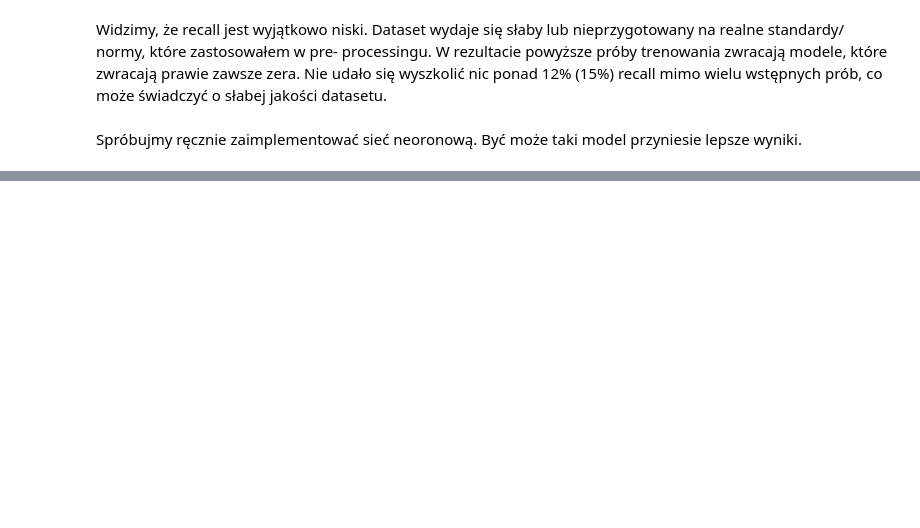
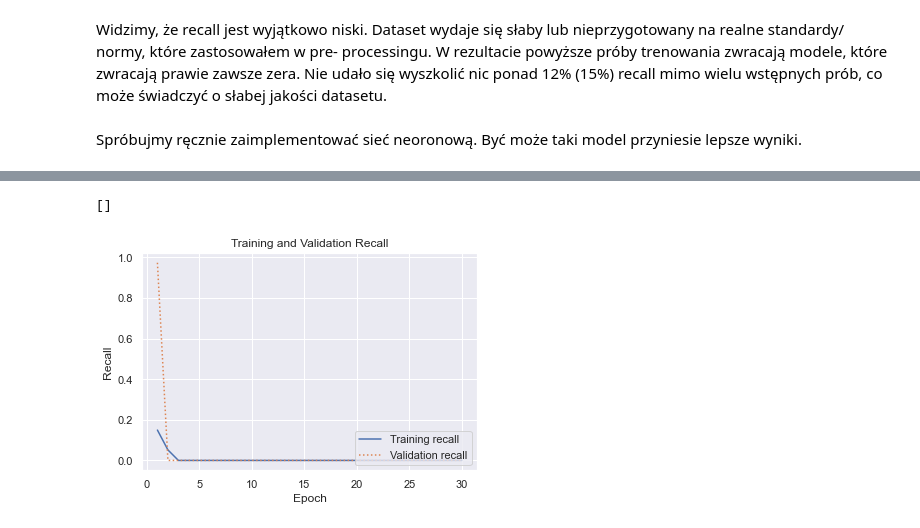
Before and after one commit to she3r/Projekt_PSI, a Jupyter notebook: Projekt zaliczeniowy/project.ipynb, the cells around one changed output, grey strips where cells are left out. Cells and saved outputs as stored; diff of their text form; code cells hidden in the pictures; blank space fills up the shorter version.

```diff
--- a/Projekt zaliczeniowy/project.ipynb
+++ b/Projekt zaliczeniowy/project.ipynb
@@ -773,0 +745,3 @@ Widzimy, że jest bardzo słabo.
+# %%
+# fitting
+hist = model.fit(X_train, y_train,validation_data=(X_test,y_test), epochs=30, batch_size=16, verbose = 1)
@@ -773,0 +766,23 @@ Widzimy, że jest bardzo słabo.
+# %%
+import matplotlib.pyplot as plt
+%matplotlib inline
+import seaborn as sns
+sns.set()
+
+rec = hist.history['recall']
+rec_val = hist.history['val_recall']
+
+acc = hist.history['Accuracy']
+acc_val = hist.history['val_Accuracy']
+epochs = range(1, len(rec) + 1)
+
+plt.plot(epochs, rec, '-', label='Training recall')
+plt.plot(epochs, rec_val, ':', label='Validation recall')
+plt.title('Training and Validation Recall')
+plt.xlabel('Epoch')
+plt.ylabel('Recall')
+plt.legend(loc='lower right')
+plt.plot()
+# %% [output]
+[]
+[figure, added]
```
Also changed, not shown: parts of 28 cells of this notebook.
